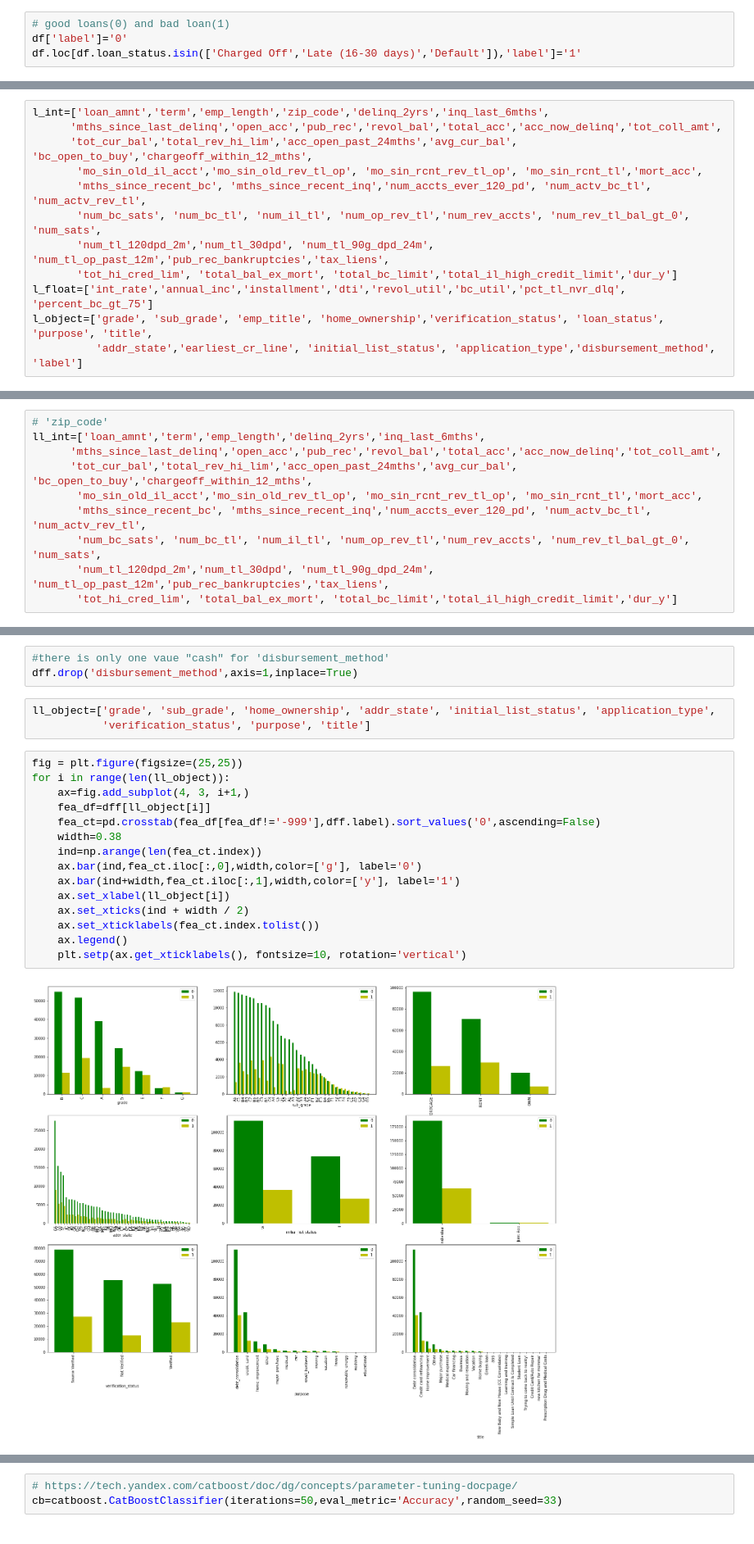
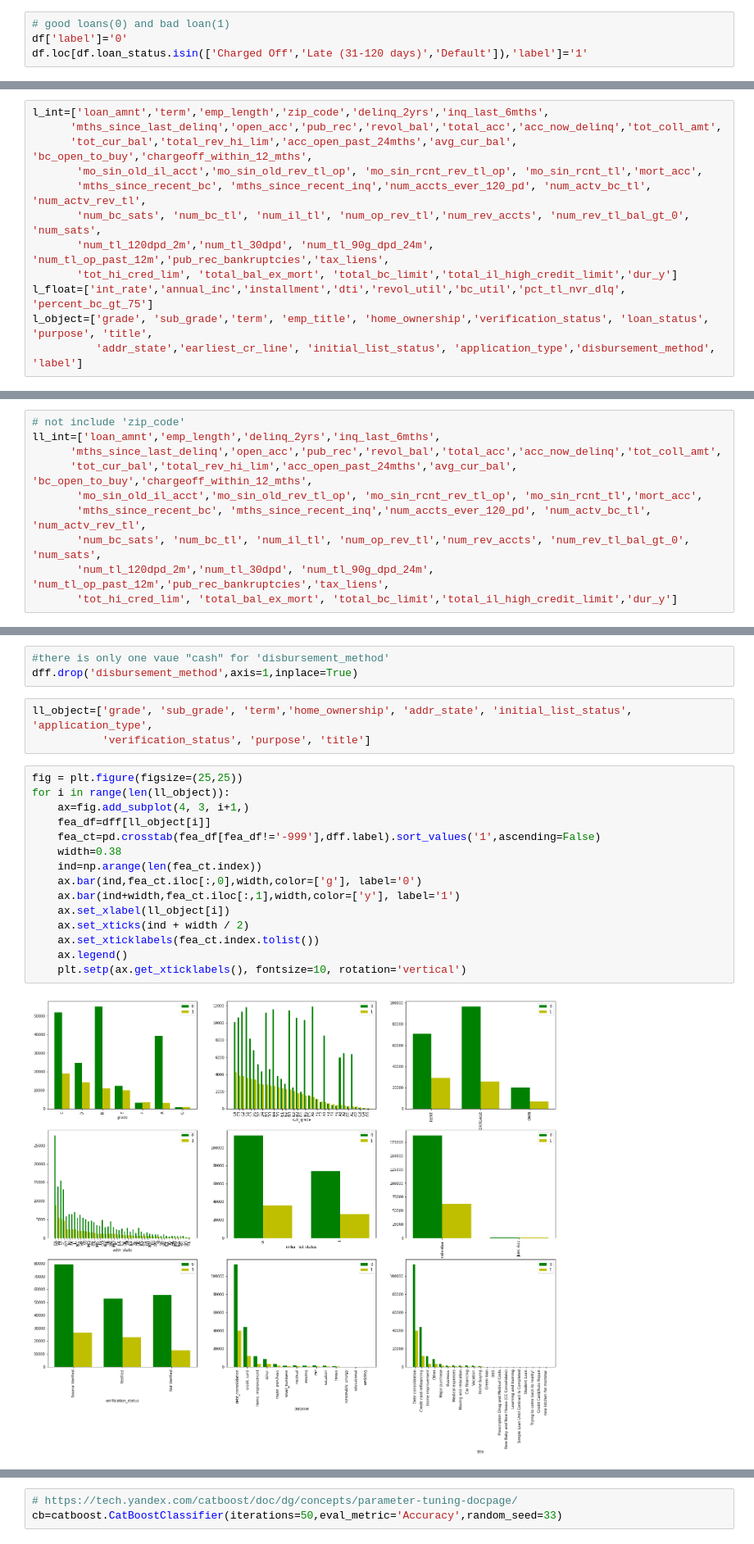
Before and after one commit to kristineguan/Lending-Club-PD-modeling, a Jupyter notebook: Lending Club.ipynb, the cells around one changed output, grey strips where cells are left out. Shown at 82% size. Saved outputs shown, nothing was run; the diff lists cells and outputs as text.

```diff
--- a/Lending Club.ipynb
+++ b/Lending Club.ipynb
@@ -93,7 +93,7 @@ Name: loan_status, dtype: int64
 # %%
 # good loans(0) and bad loan(1)
 df['label']='0'
-df.loc[df.loan_status.isin(['Charged Off','Late (16-30 days)','Default']),'label']='1'
+df.loc[df.loan_status.isin(['Charged Off','Late (31-120 days)','Default']),'label']='1'
 # %%
 df.label.value_counts()
 # %% [output]
@@ -119,7 +119,7 @@ l_int=['loan_amnt','term','emp_length','zip_code','delinq_2yrs','inq_last_6mths'
        'num_tl_120dpd_2m','num_tl_30dpd', 'num_tl_90g_dpd_24m', 'num_tl_op_past_12m','pub_rec_bankruptcies','tax_liens',
        'tot_hi_cred_lim', 'total_bal_ex_mort', 'total_bc_limit','total_il_high_credit_limit','dur_y']
 l_float=['int_rate','annual_inc','installment','dti','revol_util','bc_util','pct_tl_nvr_dlq', 'percent_bc_gt_75']
-l_object=['grade', 'sub_grade', 'emp_title', 'home_ownership','verification_status', 'loan_status', 'purpose', 'title',
+l_object=['grade', 'sub_grade','term', 'emp_title', 'home_ownership','verification_status', 'loan_status', 'purpose', 'title',
           'addr_state','earliest_cr_line', 'initial_list_status', 'application_type','disbursement_method', 'label']
 # %%
 for i in l_int:
@@ -209,6 +205,6 @@ len(ll_int)
 # %%
-# 'zip_code'
-ll_int=['loan_amnt','term','emp_length','delinq_2yrs','inq_last_6mths',
+# not include 'zip_code'
+ll_int=['loan_amnt','emp_length','delinq_2yrs','inq_last_6mths',
       'mths_since_last_delinq','open_acc','pub_rec','revol_bal','total_acc','acc_now_delinq','tot_coll_amt',
       'tot_cur_bal','total_rev_hi_lim','acc_open_past_24mths','avg_cur_bal', 'bc_open_to_buy','chargeoff_within_12_mths',
        'mo_sin_old_il_acct','mo_sin_old_rev_tl_op', 'mo_sin_rcnt_rev_tl_op', 'mo_sin_rcnt_tl','mort_acc',
@@ -233,25 +229,25 @@ for i in range(len(ll_int)):
 #there is only one vaue "cash" for 'disbursement_method'
 dff.drop('disbursement_method',axis=1,inplace=True)
 # %%
-ll_object=['grade', 'sub_grade', 'home_ownership', 'addr_state', 'initial_list_status', 'application_type',
+ll_object=['grade', 'sub_grade', 'term','home_ownership', 'addr_state', 'initial_list_status', 'application_type',
            'verification_status', 'purpose', 'title']
 # %%
 fig = plt.figure(figsize=(25,25))
 for i in range(len(ll_object)):
     ax=fig.add_subplot(4, 3, i+1,)
     fea_df=dff[ll_object[i]]
-    fea_ct=pd.crosstab(fea_df[fea_df!='-999'],dff.label).sort_values('0',ascending=False)
+    fea_ct=pd.crosstab(fea_df[fea_df!='-999'],dff.label).sort_values('1',ascending=False)
     width=0.38
     ind=np.arange(len(fea_ct.index))
     ax.bar(ind,fea_ct.iloc[:,0],width,color=['g'], label='0')
     ax.bar(ind+width,fea_ct.iloc[:,1],width,color=['y'], label='1')
     ax.set_xlabel(ll_object[i])
     ax.set_xticks(ind + width / 2)
     ax.set_xticklabels(fea_ct.index.tolist())
     ax.legend()
     plt.setp(ax.get_xticklabels(), fontsize=10, rotation='vertical')
 # %% [output]
-[figure, old version]
+[figure, new version]
 # %%
 dff.emp_title.value_counts()
 #'emp_title'
```
Also changed, not shown: parts of 14 cells of this notebook.
